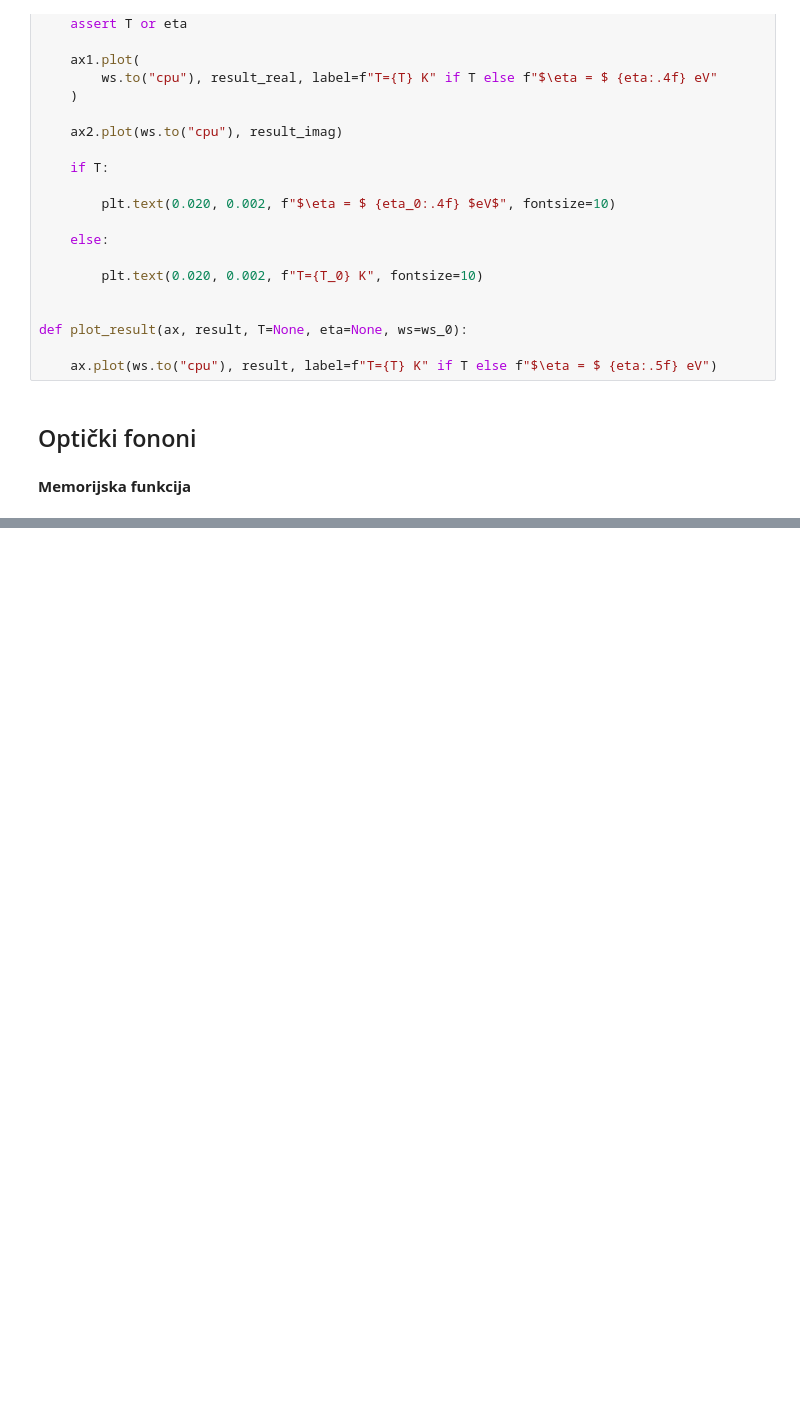
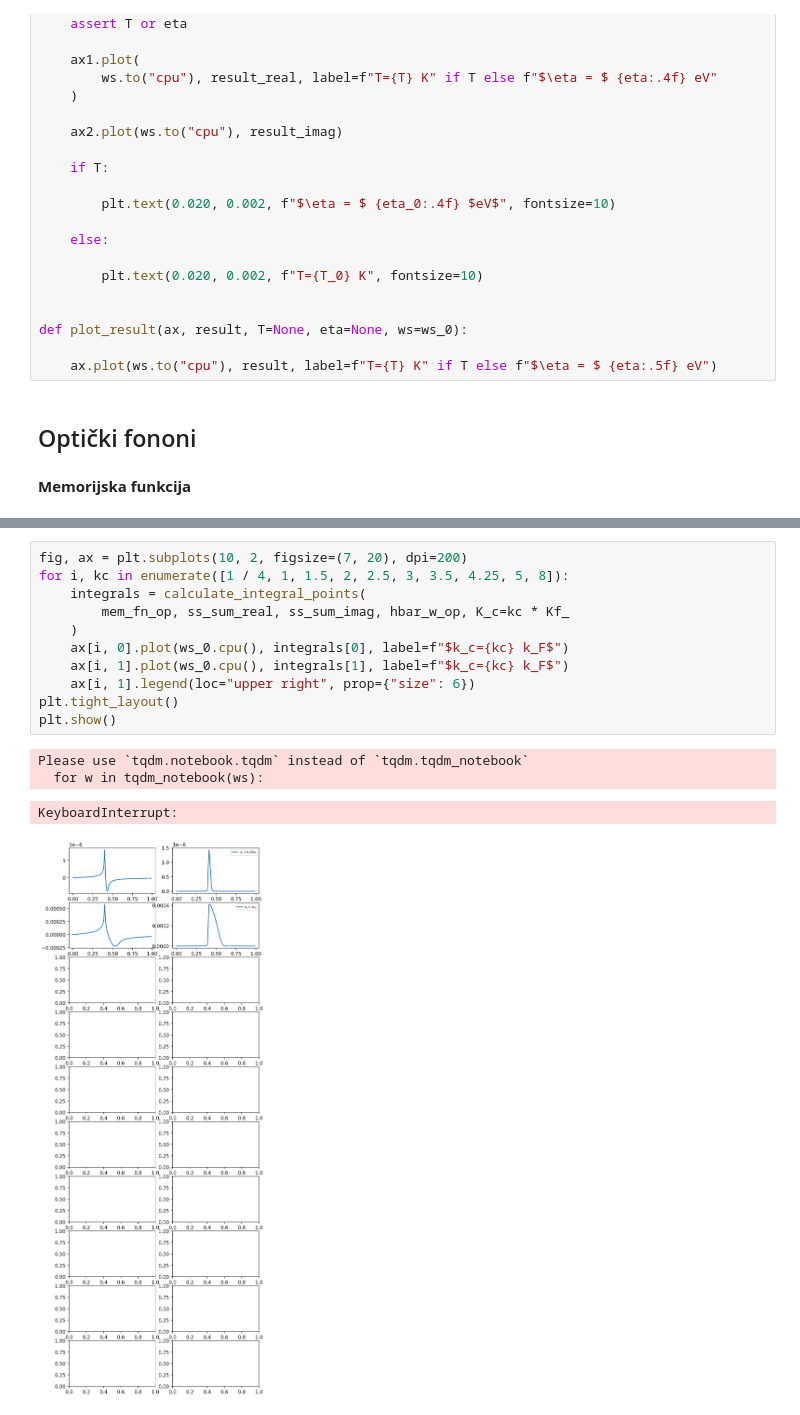
Before and after one commit to ppapac/24112024_memfn, a Jupyter notebook: MemoryDirac3D_usingTQ_140725.ipynb, the cells around one changed output, grey strips where cells are left out. Drawn from its saved outputs; the diff is of its cells as text; blank space fills up the shorter version.

```diff
--- a/MemoryDirac3D_usingTQ_140725.ipynb
+++ b/MemoryDirac3D_usingTQ_140725.ipynb
@@ -367,0 +305,16 @@ NameError: name 'ws_0' is not defined
+# %%
+fig, ax = plt.subplots(10, 2, figsize=(7, 20), dpi=200)
+for i, kc in enumerate([1 / 4, 1, 1.5, 2, 2.5, 3, 3.5, 4.25, 5, 8]):
+    integrals = calculate_integral_points(
+        mem_fn_op, ss_sum_real, ss_sum_imag, hbar_w_op, K_c=kc * Kf_
+    )
+    ax[i, 0].plot(ws_0.cpu(), integrals[0], label=f"$k_c={kc} k_F$")
+    ax[i, 1].plot(ws_0.cpu(), integrals[1], label=f"$k_c={kc} k_F$")
+    ax[i, 1].legend(loc="upper right", prop={"size": 6})
+plt.tight_layout()
+plt.show()
+# %% [output]
+Please use `tqdm.notebook.tqdm` instead of `tqdm.tqdm_notebook`
+  for w in tqdm_notebook(ws):
+KeyboardInterrupt:
+[figure, added]
```
Also changed, not shown: parts of 8 cells of this notebook, 3 other files.
